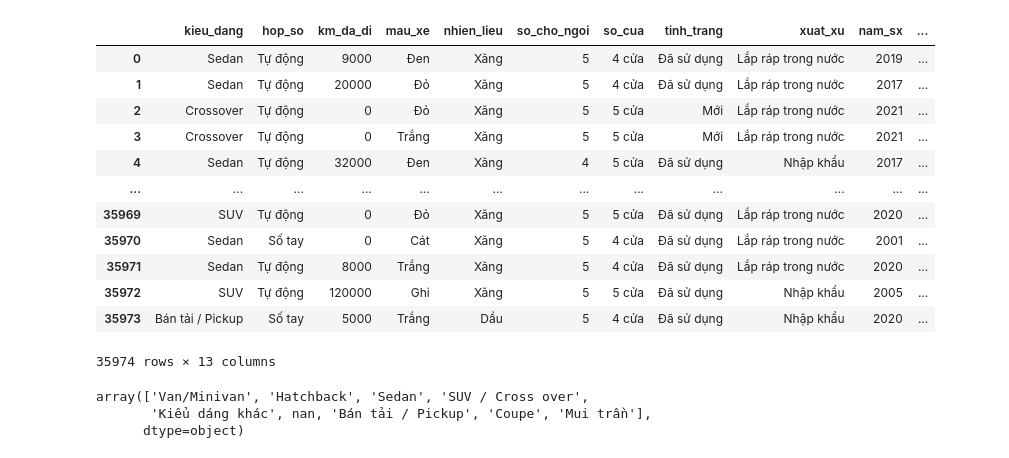
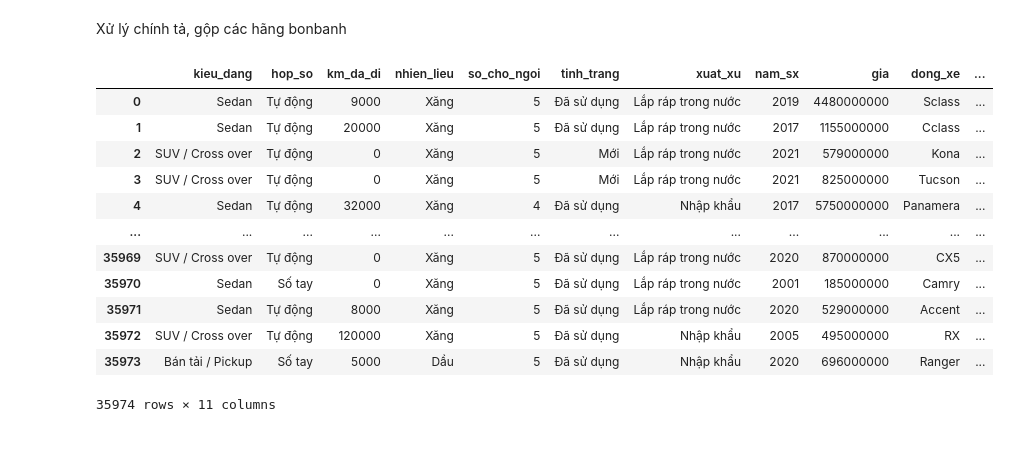
Before and after one commit to ghuioio/KHDL_IT4930, a Jupyter notebook: preprocess/preprocess.ipynb, the cells around one changed output. Drawn from its saved outputs; the diff is of its cells as text; code cells hidden in the pictures.

```diff
--- a/preprocess/preprocess.ipynb
+++ b/preprocess/preprocess.ipynb
@@ -64,0 +68,4 @@ bonbanh_df.head()
+# %%
+chotot_df = chotot_df.dropna()
+bonbanh_df = bonbanh_df.dropna()
+chotot_df.head()
@@ -64,0 +81,8 @@ bonbanh_df.head()
+# %%
+def remove_accent(text):
+    return unidecode.unidecode(text)
+def preprocess_remove_unicode(ten):
+    ten = remove_accent(ten)
+    ten="".join(ten.split())
+    ten = ten.lower()
+    return ten
@@ -64,0 +91,10 @@ bonbanh_df.head()
+# %%
+list_xuat_xu = chotot_df['xuat_xu'].tolist()
+def process_origin(i):
+    i=preprocess_remove_unicode(i)
+    if "viet" in i:
+        return "Lắp ráp trong nước"
+    else:
+        return "Nhập khẩu"
+for i,value in enumerate(list_xuat_xu):
+    list_xuat_xu[i] = process_origin(value)
@@ -65,2 +113,4 @@ bonbanh_df.head()
 # %%
 columns = ['dong_xe','gia','hang','hop_so','kieu_dang','km_da_di','nam_sx','nhien_lieu','so_cho_ngoi','tinh_trang','xuat_xu']
+# %% [markdown]
+Xử lý chính tả, gộp các hãng bonbanh
@@ -71,19 +162,6 @@ gia = []
 nam_sx = []
 hang = []
 dong_xe = []
-
-def process_branch(sent):
-    sent = sent.replace("Dong Ben", "Dongben")
-    sent = sent.replace("Dong Feng", "Dongfeng")
-    sent = sent.replace("DongFeng", "Dongfeng")
-    sent = sent.replace("DONGFENG", "Dongfeng")
-
-    sent = sent.replace("cửu long", "Cuu Long")
-    sent = sent.replace("Cửu Long", "Cuu Long")
-    sent = sent.replace("Cửulong", "Cuu Long")
-    sent = sent.replace("CuuLong", "Cuu Long")
-    return(sent)
-
 
 for idx, value in enumerate(bonbanh_df['hon_hop']):
     nam, gia_tien = value.split("\t")[-2:]
@@ -99,8 +177,9 @@ for idx, value in enumerate(bonbanh_df['hon_hop']):
     gia_tri = int(sum(gia_tri))
     gia.append(gia_tri)
 
-    hang_xe = process_branch(value.split("\t")[1:-2][0]).split()
-    #print(hang_xe)
+    hang_xe = value.split("\t")[1:-2][0].split()
+    # for i in hang_xe:
+    #     i = process_branch_bonbanh(i)
     bonbanh_hangxe = ""
     flag = False
     for i in hang_xe:
@@ -131,53 +210,50 @@ for idx, value in enumerate(bonbanh_df['hon_hop']):
             dong_xe.append(dong_xe_tmp)
     else:
         dong_xe.append(float('NaN'))
+for i,value in enumerate(hang):
+    if value not in all_hang:
+        hang[i] = process_branch_bonbanh(value)
 
 # nhiên liệu
 nhien_lieu = []
 for idx, value in enumerate(bonbanh_df['nhien_lieu']):
     nhien_lieu.append(value.split()[0])
 
 # so_cho_ngoi
 so_cho_ngoi = []
 for idx, value in enumerate(bonbanh_df['so_cho_ngoi']):
     so_cho_ngoi.append(value.split()[0])
 
 # tình trang
 bonbanh_df["tinh_trang"] = bonbanh_df['tinh_trang'].replace(['Xe đã dùng','Xe mới'],['Đã sử dụng',"Mới"])
 
 # km đã đi
 km_da_di = []
 for idx, value in enumerate(bonbanh_df['km_da_di']):
     km_da_di.append(int(value.split()[0].replace(",","")))
 
 bonbanh_df.hop_so = bonbanh_df["hop_so"].replace(["Số tự động"], "Tự động")
 bonbanh_df["km_da_di"] = km_da_di
 bonbanh_df["so_cho_ngoi"] = so_cho_ngoi
 bonbanh_df["nhien_lieu"] = nhien_lieu
 bonbanh_df["nam_sx"] = nam_sx
 bonbanh_df["gia"] = gia
 bonbanh_df["dong_xe"] = dong_xe
-bonbanh_df = bonbanh_df.drop(columns=['hon_hop'])
+bonbanh_df = bonbanh_df.drop(columns=['hon_hop','mau_xe',"so_cua"])
 bonbanh_df["hang"] = hang
 bonbanh_df.kieu_dang = bonbanh_df.kieu_dang.replace(["Crossover","SUV"],["SUV / Cross over", "SUV / Cross over"])
 bonbanh_df
 # %% [output]
-|  | kieu_dang | hop_so | km_da_di | mau_xe | nhien_lieu | so_cho_ngoi | so_cua | tinh_trang | xuat_xu | nam_sx | ... |
-| 0 | Sedan | Tự động | 9000 | Đen | Xăng | 5 | 4 cửa | Đã sử dụng | Lắp ráp trong nước | 2019 | ... |
-| 1 | Sedan | Tự động | 20000 | Đỏ | Xăng | 5 | 4 cửa | Đã sử dụng | Lắp ráp trong nước | 2017 | ... |
-| 2 | Crossover | Tự động | 0 | Đỏ | Xăng | 5 | 5 cửa | Mới | Lắp ráp trong nước | 2021 | ... |
-| 3 | Crossover | Tự động | 0 | Trắng | Xăng | 5 | 5 cửa | Mới | Lắp ráp trong nước | 2021 | ... |
-| 4 | Sedan | Tự động | 32000 | Đen | Xăng | 4 | 5 cửa | Đã sử dụng | Nhập khẩu | 2017 | ... |
+|  | kieu_dang | hop_so | km_da_di | nhien_lieu | so_cho_ngoi | tinh_trang | xuat_xu | nam_sx | gia | dong_xe | ... |
+| 0 | Sedan | Tự động | 9000 | Xăng | 5 | Đã sử dụng | Lắp ráp trong nước | 2019 | 4480000000 | Sclass | ... |
+| 1 | Sedan | Tự động | 20000 | Xăng | 5 | Đã sử dụng | Lắp ráp trong nước | 2017 | 1155000000 | Cclass | ... |
+| 2 | SUV / Cross over | Tự động | 0 | Xăng | 5 | Mới | Lắp ráp trong nước | 2021 | 579000000 | Kona | ... |
+| 3 | SUV / Cross over | Tự động | 0 | Xăng | 5 | Mới | Lắp ráp trong nước | 2021 | 825000000 | Tucson | ... |
+| 4 | Sedan | Tự động | 32000 | Xăng | 4 | Đã sử dụng | Nhập khẩu | 2017 | 5750000000 | Panamera | ... |
 | ... | ... | ... | ... | ... | ... | ... | ... | ... | ... | ... | ... |
-| 35969 | SUV | Tự động | 0 | Đỏ | Xăng | 5 | 5 cửa | Đã sử dụng | Lắp ráp trong nước | 2020 | ... |
-| 35970 | Sedan | Số tay | 0 | Cát | Xăng | 5 | 4 cửa | Đã sử dụng | Lắp ráp trong nước | 2001 | ... |
-| 35971 | Sedan | Tự động | 8000 | Trắng | Xăng | 5 | 4 cửa | Đã sử dụng | Lắp ráp trong nước | 2020 | ... |
-| 35972 | SUV | Tự động | 120000 | Ghi | Xăng | 5 | 5 cửa | Đã sử dụng | Nhập khẩu | 2005 | ... |
-| 35973 | Bán tải / Pickup | Số tay | 5000 | Trắng | Dầu | 5 | 4 cửa | Đã sử dụng | Nhập khẩu | 2020 | ... |
+| 35969 | SUV / Cross over | Tự động | 0 | Xăng | 5 | Đã sử dụng | Lắp ráp trong nước | 2020 | 870000000 | CX5 | ... |
+| 35970 | Sedan | Số tay | 0 | Xăng | 5 | Đã sử dụng | Lắp ráp trong nước | 2001 | 185000000 | Camry | ... |
+| 35971 | Sedan | Tự động | 8000 | Xăng | 5 | Đã sử dụng | Lắp ráp trong nước | 2020 | 529000000 | Accent | ... |
+| 35972 | SUV / Cross over | Tự động | 120000 | Xăng | 5 | Đã sử dụng | Nhập khẩu | 2005 | 495000000 | RX | ... |
+| 35973 | Bán tải / Pickup | Số tay | 5000 | Dầu | 5 | Đã sử dụng | Nhập khẩu | 2020 | 696000000 | Ranger | ... |
-35974 rows × 13 columns
+35974 rows × 11 columns
-# %%
-chotot_df.kieu_dang.unique()
-# %% [output]
-array(['Van/Minivan', 'Hatchback', 'Sedan', 'SUV / Cross over',
-       'Kiểu dáng khác', nan, 'Bán tải / Pickup', 'Coupe', 'Mui trần'],
-      dtype=object)
```
Also changed, not shown: parts of 13 cells of this notebook, 2 other files.
